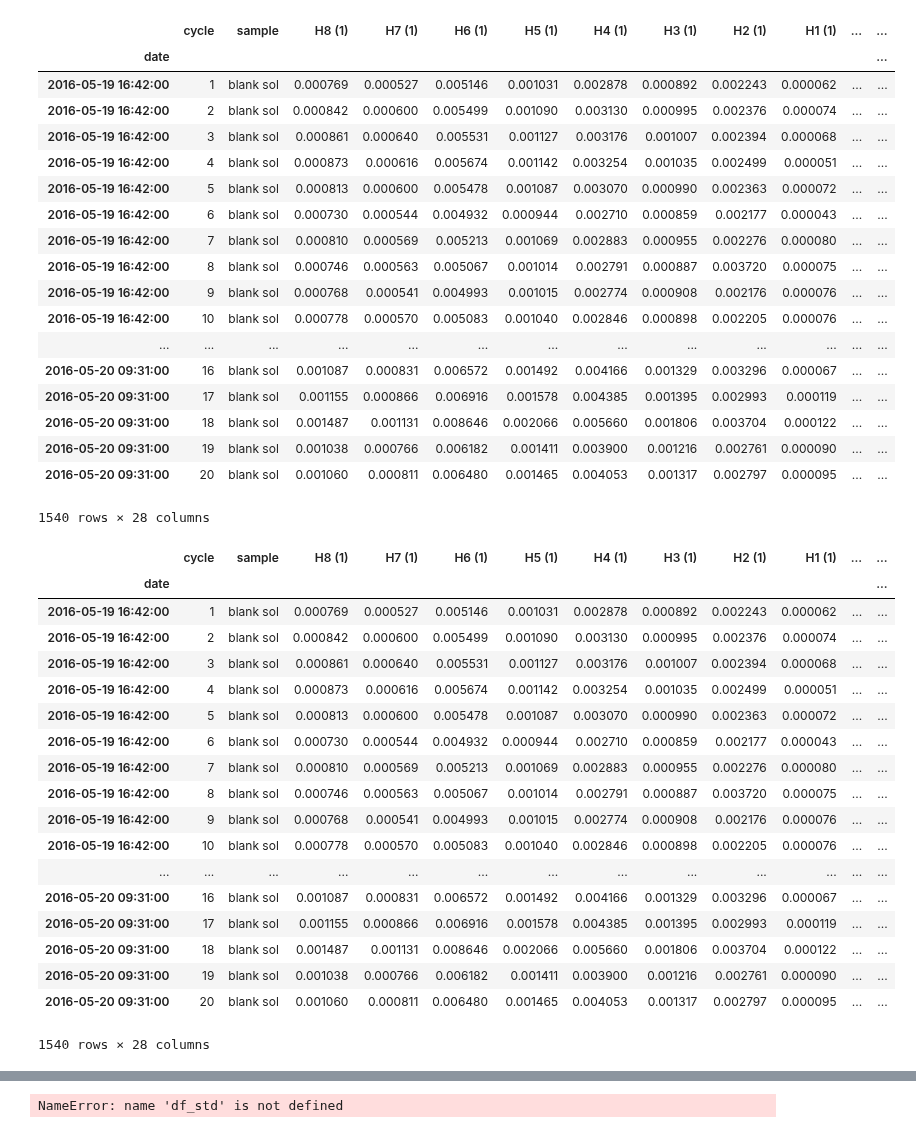
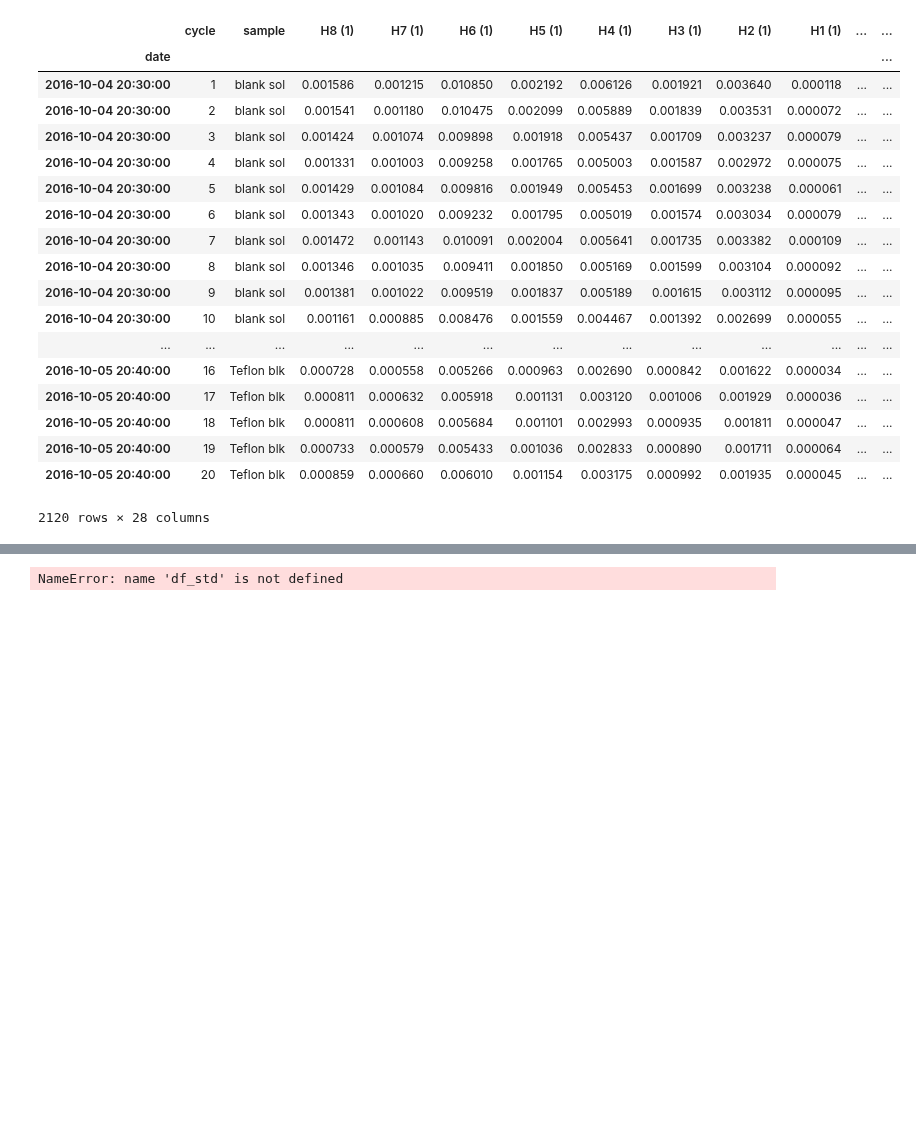
Before and after one commit to Marfster/NU_Plasma, a Jupyter notebook: Nu Plasma Evaluation - internal norm.ipynb, the cells around one changed output, grey strips where cells are left out. Cells and saved outputs as stored; diff of their text form; code cells hidden in the pictures; blank space fills up the shorter version.

```diff
--- a/Nu Plasma Evaluation - internal norm.ipynb
+++ b/Nu Plasma Evaluation - internal norm.ipynb
@@ -15,11 +15,11 @@ from pylab import plot, show, savefig
 from scipy import stats
 #%pylab inline
 # %%
-path = "/Volumes/friebelm/PhD/NU Plasma/Measurements/2016-05-19/"
+path = "/Volumes/friebelm/PhD/NU Plasma/Measurements/2016-10-04/"
 #path = "/Users/marf 1/Desktop/PhD Temp/2016-07-25/"
 path_sav = "/Volumes/friebelm/PhD/NU Plasma/Measurements/compilation/"
-files_start = 4094
-files_end = 4172
+files_start = 4920
+files_end = 5026
 # %%
 # cup configuration
 #cup_config = cycle_Sb
@@ -57,8 +57,8 @@ columns_2 = ["cycle", "H8 (2)", "H7 (2)", "H6 (2)", "H5 (2)", "H4 (2)", "H3 (2)"
 df_all = pd.DataFrame()
 blk_ls = []
 sample_ls = []
-#files_1 = range(files_start, files_end, 1)
-files_1 = range(4094, 4098, 1) + range(4099, 4172, 1)
+files_1 = range(files_start, files_end, 1)
+#files_1 = range(4094, 4098, 1) + range(4099, 4172, 1)
 for sample in files_1:
     df = NU_data_read(path, sample, cup_config)
     cycles = range(1, len(df.data_read(sample).index)+1)
@@ -68,69 +68,50 @@ for sample in files_1:
     sample_name = df.extract_metadata(sample, "Sample Name")
     date = df.extract_metadata(sample, "Date")
     starttime = df.extract_metadata(sample, "Start Time")
     df_zero_1["date"] = datetime.strptime(date+starttime, '%d/%m/%Y%H:%M')
     df_zero_1["sample"] = sample_name
     df_zero_1["cycle"] = df_zero_1.index.values
     df_zero_2["cycle"] = df_zero_2.index.values
     df_zero_1.index = df_zero_1["date"]
     df_zero_1 = df_zero_1[columns_1]
     df_zero_2 = df_zero_2[columns_2]
     df_all = df_all.append(df_zero_1.merge(df_zero_2), ignore_index = True)
     #df_all = df_all.append(df_zero_1, ignore_index = True)
 
     if sample_name == "blank sol" or sample_name == "wash" or sample_name == "wash clean" or sample_name == "Teflon blk":
         blk_ls.append(sample)
     elif sample_name == "SQ" or sample_name == "Teflon blk" or sample_name == "4ml HDPE blank":
         None
     else:
         sample_ls.append(sample)
 
 df_all.set_index("date", inplace = True)
 df_all
 #for x in [123]:
 #    sample_ls.remove(x)
 #blk_ls = blk_ls[0::5]
 #blk_ls.remove(4544)
 df_all
 # %% [output]
 |  | cycle | sample | H8 (1) | H7 (1) | H6 (1) | H5 (1) | H4 (1) | H3 (1) | H2 (1) | H1 (1) | ... | ... |
 | date |  |  |  |  |  |  |  |  |  |  |  | ... |
-| 2016-05-19 16:42:00 | 1 | blank sol | 0.000769 | 0.000527 | 0.005146 | 0.001031 | 0.002878 | 0.000892 | 0.002243 | 0.000062 | ... | ... |
-| 2016-05-19 16:42:00 | 2 | blank sol | 0.000842 | 0.000600 | 0.005499 | 0.001090 | 0.003130 | 0.000995 | 0.002376 | 0.000074 | ... | ... |
-| 2016-05-19 16:42:00 | 3 | blank sol | 0.000861 | 0.000640 | 0.005531 | 0.001127 | 0.003176 | 0.001007 | 0.002394 | 0.000068 | ... | ... |
-| 2016-05-19 16:42:00 | 4 | blank sol | 0.000873 | 0.000616 | 0.005674 | 0.001142 | 0.003254 | 0.001035 | 0.002499 | 0.000051 | ... | ... |
-| 2016-05-19 16:42:00 | 5 | blank sol | 0.000813 | 0.000600 | 0.005478 | 0.001087 | 0.003070 | 0.000990 | 0.002363 | 0.000072 | ... | ... |
-| 2016-05-19 16:42:00 | 6 | blank sol | 0.000730 | 0.000544 | 0.004932 | 0.000944 | 0.002710 | 0.000859 | 0.002177 | 0.000043 | ... | ... |
-| 2016-05-19 16:42:00 | 7 | blank sol | 0.000810 | 0.000569 | 0.005213 | 0.001069 | 0.002883 | 0.000955 | 0.002276 | 0.000080 | ... | ... |
-| 2016-05-19 16:42:00 | 8 | blank sol | 0.000746 | 0.000563 | 0.005067 | 0.001014 | 0.002791 | 0.000887 | 0.003720 | 0.000075 | ... | ... |
-| 2016-05-19 16:42:00 | 9 | blank sol | 0.000768 | 0.000541 | 0.004993 | 0.001015 | 0.002774 | 0.000908 | 0.002176 | 0.000076 | ... | ... |
-| 2016-05-19 16:42:00 | 10 | blank sol | 0.000778 | 0.000570 | 0.005083 | 0.001040 | 0.002846 | 0.000898 | 0.002205 | 0.000076 | ... | ... |
+| 2016-10-04 20:30:00 | 1 | blank sol | 0.001586 | 0.001215 | 0.010850 | 0.002192 | 0.006126 | 0.001921 | 0.003640 | 0.000118 | ... | ... |
+| 2016-10-04 20:30:00 | 2 | blank sol | 0.001541 | 0.001180 | 0.010475 | 0.002099 | 0.005889 | 0.001839 | 0.003531 | 0.000072 | ... | ... |
+| 2016-10-04 20:30:00 | 3 | blank sol | 0.001424 | 0.001074 | 0.009898 | 0.001918 | 0.005437 | 0.001709 | 0.003237 | 0.000079 | ... | ... |
+| 2016-10-04 20:30:00 | 4 | blank sol | 0.001331 | 0.001003 | 0.009258 | 0.001765 | 0.005003 | 0.001587 | 0.002972 | 0.000075 | ... | ... |
+| 2016-10-04 20:30:00 | 5 | blank sol | 0.001429 | 0.001084 | 0.009816 | 0.001949 | 0.005453 | 0.001699 | 0.003238 | 0.000061 | ... | ... |
+| 2016-10-04 20:30:00 | 6 | blank sol | 0.001343 | 0.001020 | 0.009232 | 0.001795 | 0.005019 | 0.001574 | 0.003034 | 0.000079 | ... | ... |
+| 2016-10-04 20:30:00 | 7 | blank sol | 0.001472 | 0.001143 | 0.010091 | 0.002004 | 0.005641 | 0.001735 | 0.003382 | 0.000109 | ... | ... |
+| 2016-10-04 20:30:00 | 8 | blank sol | 0.001346 | 0.001035 | 0.009411 | 0.001850 | 0.005169 | 0.001599 | 0.003104 | 0.000092 | ... | ... |
+| 2016-10-04 20:30:00 | 9 | blank sol | 0.001381 | 0.001022 | 0.009519 | 0.001837 | 0.005189 | 0.001615 | 0.003112 | 0.000095 | ... | ... |
+| 2016-10-04 20:30:00 | 10 | blank sol | 0.001161 | 0.000885 | 0.008476 | 0.001559 | 0.004467 | 0.001392 | 0.002699 | 0.000055 | ... | ... |
 | ... | ... | ... | ... | ... | ... | ... | ... | ... | ... | ... | ... | ... |
-| 2016-05-20 09:31:00 | 16 | blank sol | 0.001087 | 0.000831 | 0.006572 | 0.001492 | 0.004166 | 0.001329 | 0.003296 | 0.000067 | ... | ... |
-| 2016-05-20 09:31:00 | 17 | blank sol | 0.001155 | 0.000866 | 0.006916 | 0.001578 | 0.004385 | 0.001395 | 0.002993 | 0.000119 | ... | ... |
-| 2016-05-20 09:31:00 | 18 | blank sol | 0.001487 | 0.001131 | 0.008646 | 0.002066 | 0.005660 | 0.001806 | 0.003704 | 0.000122 | ... | ... |
-| 2016-05-20 09:31:00 | 19 | blank sol | 0.001038 | 0.000766 | 0.006182 | 0.001411 | 0.003900 | 0.001216 | 0.002761 | 0.000090 | ... | ... |
-| 2016-05-20 09:31:00 | 20 | blank sol | 0.001060 | 0.000811 | 0.006480 | 0.001465 | 0.004053 | 0.001317 | 0.002797 | 0.000095 | ... | ... |
+| 2016-10-05 20:40:00 | 16 | Teflon blk | 0.000728 | 0.000558 | 0.005266 | 0.000963 | 0.002690 | 0.000842 | 0.001622 | 0.000034 | ... | ... |
+| 2016-10-05 20:40:00 | 17 | Teflon blk | 0.000811 | 0.000632 | 0.005918 | 0.001131 | 0.003120 | 0.001006 | 0.001929 | 0.000036 | ... | ... |
+| 2016-10-05 20:40:00 | 18 | Teflon blk | 0.000811 | 0.000608 | 0.005684 | 0.001101 | 0.002993 | 0.000935 | 0.001811 | 0.000047 | ... | ... |
+| 2016-10-05 20:40:00 | 19 | Teflon blk | 0.000733 | 0.000579 | 0.005433 | 0.001036 | 0.002833 | 0.000890 | 0.001711 | 0.000064 | ... | ... |
+| 2016-10-05 20:40:00 | 20 | Teflon blk | 0.000859 | 0.000660 | 0.006010 | 0.001154 | 0.003175 | 0.000992 | 0.001935 | 0.000045 | ... | ... |
-1540 rows × 28 columns
+2120 rows × 28 columns
-|  | cycle | sample | H8 (1) | H7 (1) | H6 (1) | H5 (1) | H4 (1) | H3 (1) | H2 (1) | H1 (1) | ... | ... |
-| date |  |  |  |  |  |  |  |  |  |  |  | ... |
-| 2016-05-19 16:42:00 | 1 | blank sol | 0.000769 | 0.000527 | 0.005146 | 0.001031 | 0.002878 | 0.000892 | 0.002243 | 0.000062 | ... | ... |
-| 2016-05-19 16:42:00 | 2 | blank sol | 0.000842 | 0.000600 | 0.005499 | 0.001090 | 0.003130 | 0.000995 | 0.002376 | 0.000074 | ... | ... |
-| 2016-05-19 16:42:00 | 3 | blank sol | 0.000861 | 0.000640 | 0.005531 | 0.001127 | 0.003176 | 0.001007 | 0.002394 | 0.000068 | ... | ... |
-| 2016-05-19 16:42:00 | 4 | blank sol | 0.000873 | 0.000616 | 0.005674 | 0.001142 | 0.003254 | 0.001035 | 0.002499 | 0.000051 | ... | ... |
-| 2016-05-19 16:42:00 | 5 | blank sol | 0.000813 | 0.000600 | 0.005478 | 0.001087 | 0.003070 | 0.000990 | 0.002363 | 0.000072 | ... | ... |
-| 2016-05-19 16:42:00 | 6 | blank sol | 0.000730 | 0.000544 | 0.004932 | 0.000944 | 0.002710 | 0.000859 | 0.002177 | 0.000043 | ... | ... |
-| 2016-05-19 16:42:00 | 7 | blank sol | 0.000810 | 0.000569 | 0.005213 | 0.001069 | 0.002883 | 0.000955 | 0.002276 | 0.000080 | ... | ... |
-| 2016-05-19 16:42:00 | 8 | blank sol | 0.000746 | 0.000563 | 0.005067 | 0.001014 | 0.002791 | 0.000887 | 0.003720 | 0.000075 | ... | ... |
-| 2016-05-19 16:42:00 | 9 | blank sol | 0.000768 | 0.000541 | 0.004993 | 0.001015 | 0.002774 | 0.000908 | 0.002176 | 0.000076 | ... | ... |
-| 2016-05-19 16:42:00 | 10 | blank sol | 0.000778 | 0.000570 | 0.005083 | 0.001040 | 0.002846 | 0.000898 | 0.002205 | 0.000076 | ... | ... |
-| ... | ... | ... | ... | ... | ... | ... | ... | ... | ... | ... | ... | ... |
-| 2016-05-20 09:31:00 | 16 | blank sol | 0.001087 | 0.000831 | 0.006572 | 0.001492 | 0.004166 | 0.001329 | 0.003296 | 0.000067 | ... | ... |
-| 2016-05-20 09:31:00 | 17 | blank sol | 0.001155 | 0.000866 | 0.006916 | 0.001578 | 0.004385 | 0.001395 | 0.002993 | 0.000119 | ... | ... |
-| 2016-05-20 09:31:00 | 18 | blank sol | 0.001487 | 0.001131 | 0.008646 | 0.002066 | 0.005660 | 0.001806 | 0.003704 | 0.000122 | ... | ... |
-| 2016-05-20 09:31:00 | 19 | blank sol | 0.001038 | 0.000766 | 0.006182 | 0.001411 | 0.003900 | 0.001216 | 0.002761 | 0.000090 | ... | ... |
-| 2016-05-20 09:31:00 | 20 | blank sol | 0.001060 | 0.000811 | 0.006480 | 0.001465 | 0.004053 | 0.001317 | 0.002797 | 0.000095 | ... | ... |
-1540 rows × 28 columns
 # %%
 files_1 = range(files_start, files_end, 1)
 df_raw_signals = pd.DataFrame()
```
Also changed, not shown: parts of 15 cells of this notebook.
